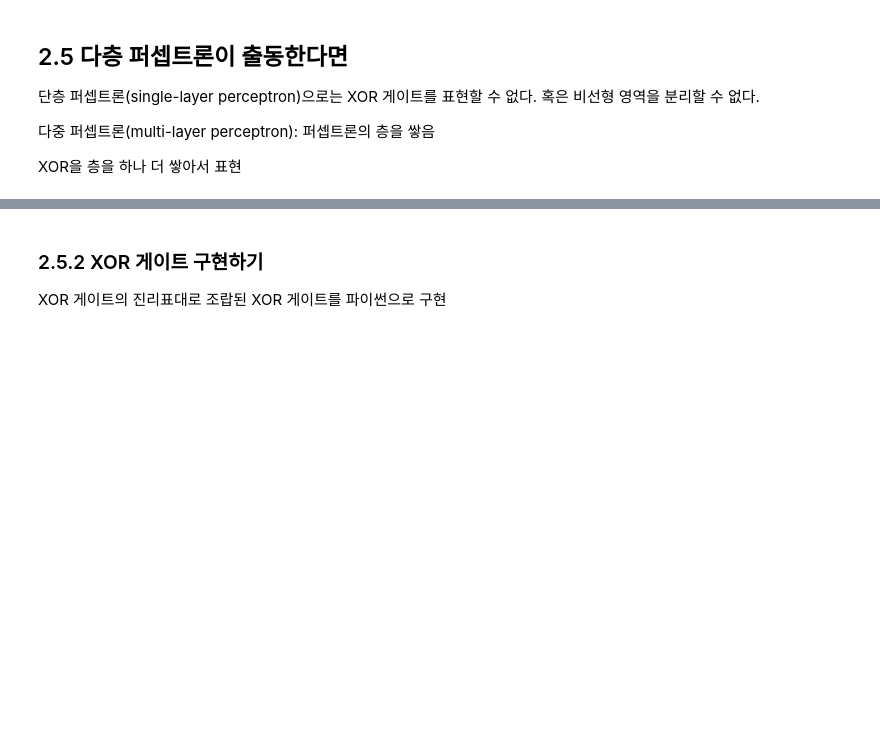
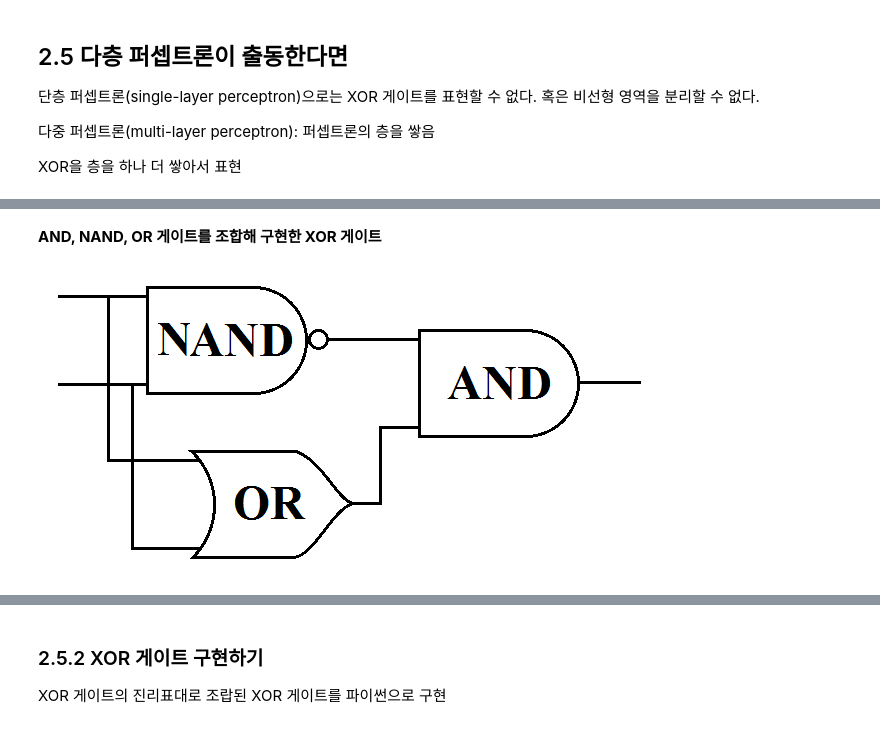
Before and after one commit to SDRLurker/deep-learning, a Jupyter notebook: 2장.ipynb, the cells around one changed output, grey strips where cells are left out. Drawn from its saved outputs; the diff is of its cells as text; code cells hidden in the pictures; blank space fills up the shorter version.

```diff
--- a/2장.ipynb
+++ b/2장.ipynb
@@ -284 +294,7 @@ XOR을 층을 하나 더 쌓아서 표현
+# %% [markdown]
+**AND, NAND, OR 게이트를 조합해 구현한 XOR 게이트**
+# %%
+display(Image(filename='xor.PNG', embed=True))
+# %% [output]
+[figure, added]
 # %% [markdown]
```
Also changed, not shown: parts of 12 cells of this notebook, 1 other file.
